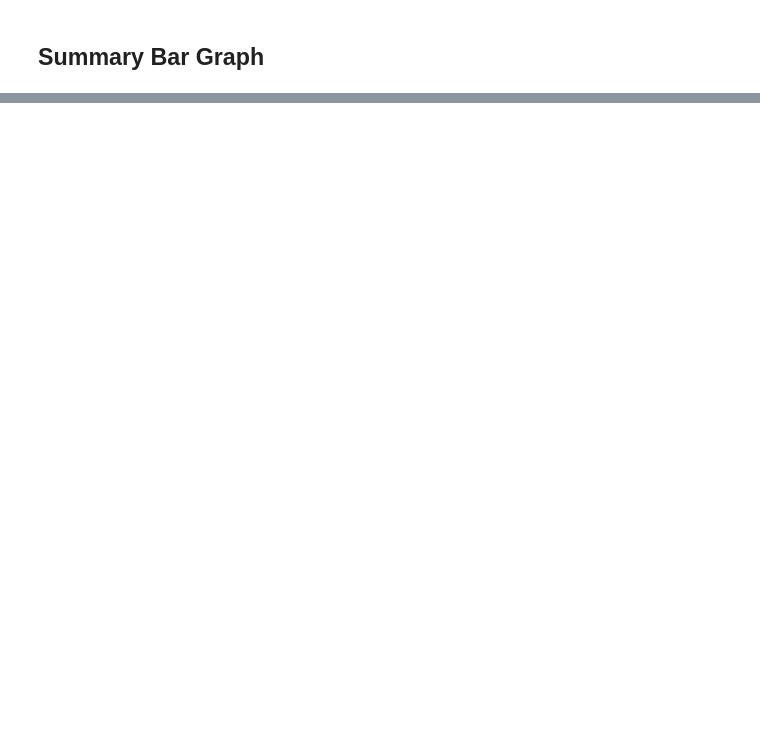
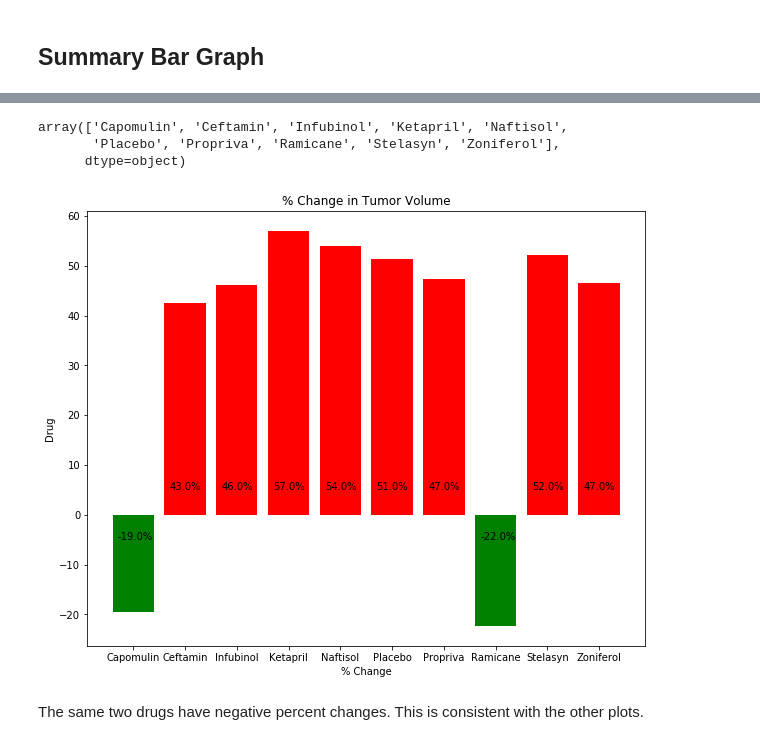
Before and after one commit to tbergama/matplotlib-challenge, a Jupyter notebook: Pymaceuticals/pymaceuticals.ipynb, the cells around one changed output, grey strips where cells are left out. Drawn from its saved outputs; the diff is of its cells as text; code cells hidden in the pictures; blank space fills up the shorter version.

```diff
--- a/Pymaceuticals/pymaceuticals.ipynb
+++ b/Pymaceuticals/pymaceuticals.ipynb
@@ -314,0 +262,35 @@ fig.show()
+# %%
+pct_change = pd.Series()
+
+for col in df_mean_tum_piv.columns.values:
+    start_vol = df_mean_tum_piv[col][0]
+    end_vol = df_mean_tum_piv[col].iloc[-1]
+    pct = ((end_vol-start_vol)/start_vol)*100
+    pct_change[col] = pct
+# %%
+pct_change.index.values
+# %% [output]
+array(['Capomulin', 'Ceftamin', 'Infubinol', 'Ketapril', 'Naftisol',
+       'Placebo', 'Propriva', 'Ramicane', 'Stelasyn', 'Zoniferol'],
+      dtype=object)
+# %%
+plt.figure(figsize=(10, 8))
+
+plt.title("% Change in Tumor Volume")
+plt.xlabel("% Change")
+plt.ylabel("Drug")
+plt.xticks(np.arange(len(pct_change)), pct_change.index.values)
+
+for i, pct in enumerate(pct_change):
+    if pct < 0:
+        col = "green"
+        plt.text(i-0.3, -5, str(np.round(pct))+"%")
+    else:
+        col = "red"
+        plt.text(i-0.3, 5, str(np.round(pct))+"%")
+    plt.bar(x=i, height=pct, color=col)
+plt.show()
+# %% [output]
+[figure, added]
+# %% [markdown]
+The same two drugs have negative percent changes. This is consistent with the other plots.
```
Also changed, not shown: parts of 10 cells of this notebook.
